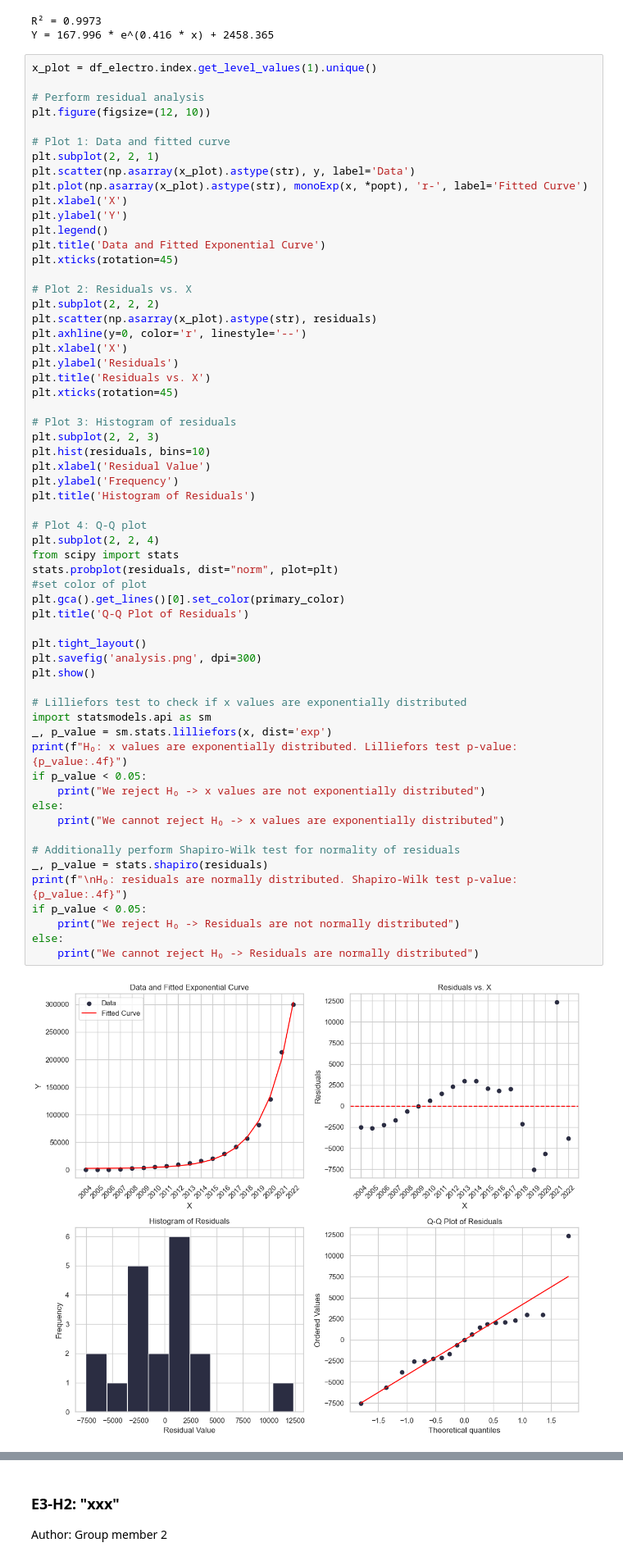
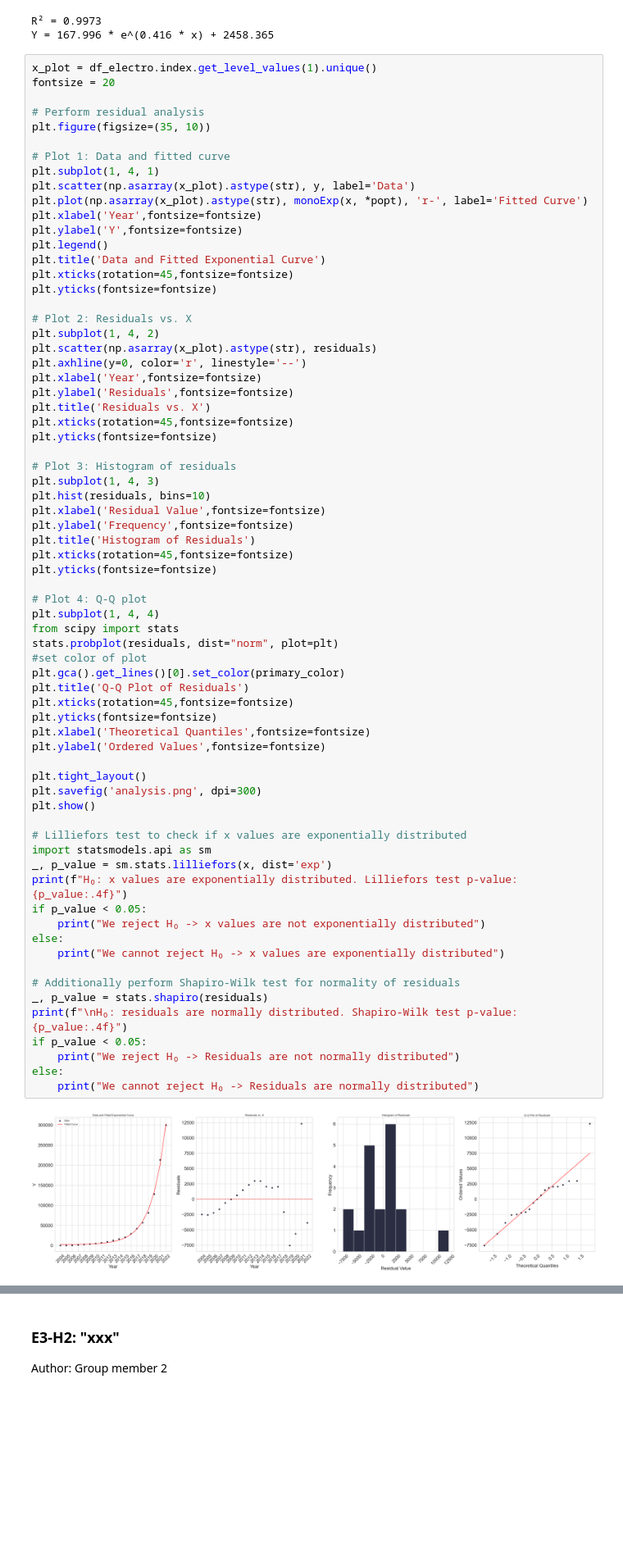
Before and after one commit to dannytheairish/fhtw-data-engineering, a Jupyter notebook: Pkw-Final.ipynb, the cells around one changed output, grey strips where cells are left out. Shown at 82% size. Cells and saved outputs as stored; diff of their text form; blank space fills up the shorter version.

```diff
--- a/Pkw-Final.ipynb
+++ b/Pkw-Final.ipynb
@@ -257,66 +257,75 @@ R² = 0.9973
 Y = 167.996 * e^(0.416 * x) + 2458.365
 # %%
 x_plot = df_electro.index.get_level_values(1).unique()
+fontsize = 20
 
 # Perform residual analysis
-plt.figure(figsize=(12, 10))
+plt.figure(figsize=(35, 10))
 
 # Plot 1: Data and fitted curve
-plt.subplot(2, 2, 1)
+plt.subplot(1, 4, 1)
 plt.scatter(np.asarray(x_plot).astype(str), y, label='Data')
 plt.plot(np.asarray(x_plot).astype(str), monoExp(x, *popt), 'r-', label='Fitted Curve')
-plt.xlabel('X')
-plt.ylabel('Y')
+plt.xlabel('Year',fontsize=fontsize)
+plt.ylabel('Y',fontsize=fontsize)
 plt.legend()
 plt.title('Data and Fitted Exponential Curve')
-plt.xticks(rotation=45)
+plt.xticks(rotation=45,fontsize=fontsize)
+plt.yticks(fontsize=fontsize)
 
 # Plot 2: Residuals vs. X
-plt.subplot(2, 2, 2)
+plt.subplot(1, 4, 2)
 plt.scatter(np.asarray(x_plot).astype(str), residuals)
 plt.axhline(y=0, color='r', linestyle='--')
-plt.xlabel('X')
-plt.ylabel('Residuals')
+plt.xlabel('Year',fontsize=fontsize)
+plt.ylabel('Residuals',fontsize=fontsize)
 plt.title('Residuals vs. X')
-plt.xticks(rotation=45)
+plt.xticks(rotation=45,fontsize=fontsize)
+plt.yticks(fontsize=fontsize)
 
 # Plot 3: Histogram of residuals
-plt.subplot(2, 2, 3)
+plt.subplot(1, 4, 3)
 plt.hist(residuals, bins=10)
-plt.xlabel('Residual Value')
-plt.ylabel('Frequency')
+plt.xlabel('Residual Value',fontsize=fontsize)
+plt.ylabel('Frequency',fontsize=fontsize)
 plt.title('Histogram of Residuals')
+plt.xticks(rotation=45,fontsize=fontsize)
+plt.yticks(fontsize=fontsize)
 
 # Plot 4: Q-Q plot
-plt.subplot(2, 2, 4)
+plt.subplot(1, 4, 4)
 from scipy import stats
 stats.probplot(residuals, dist="norm", plot=plt)
 #set color of plot
 plt.gca().get_lines()[0].set_color(primary_color)
 plt.title('Q-Q Plot of Residuals')
+plt.xticks(rotation=45,fontsize=fontsize)
+plt.yticks(fontsize=fontsize)
+plt.xlabel('Theoretical Quantiles',fontsize=fontsize)
+plt.ylabel('Ordered Values',fontsize=fontsize)
 
 plt.tight_layout()
 plt.savefig('analysis.png', dpi=300)
 plt.show()
 
 # Lilliefors test to check if x values are exponentially distributed
 import statsmodels.api as sm
 _, p_value = sm.stats.lilliefors(x, dist='exp')
 print(f"H₀: x values are exponentially distributed. Lilliefors test p-value: {p_value:.4f}")
 if p_value < 0.05:
     print("We reject H₀ -> x values are not exponentially distributed")
 else:
     print("We cannot reject H₀ -> x values are exponentially distributed")
 
 # Additionally perform Shapiro-Wilk test for normality of residuals
 _, p_value = stats.shapiro(residuals)
 print(f"\nH₀: residuals are normally distributed. Shapiro-Wilk test p-value: {p_value:.4f}")
 if p_value < 0.05:
     print("We reject H₀ -> Residuals are not normally distributed")
 else:
     print("We cannot reject H₀ -> Residuals are normally distributed")
 # %% [output]
-[figure, old version]
+[figure, new version]
 H₀: x values are exponentially distributed. Lilliefors test p-value: 0.3542
 We cannot reject H₀ -> x values are exponentially distributed
 
```
